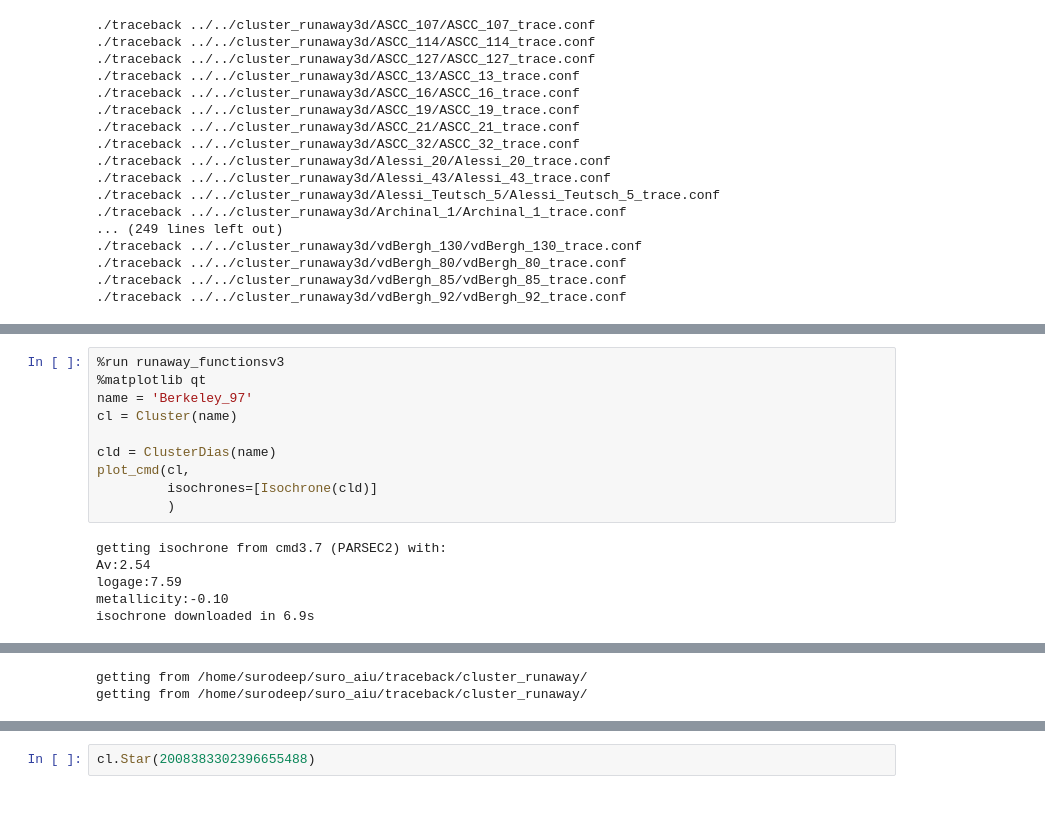
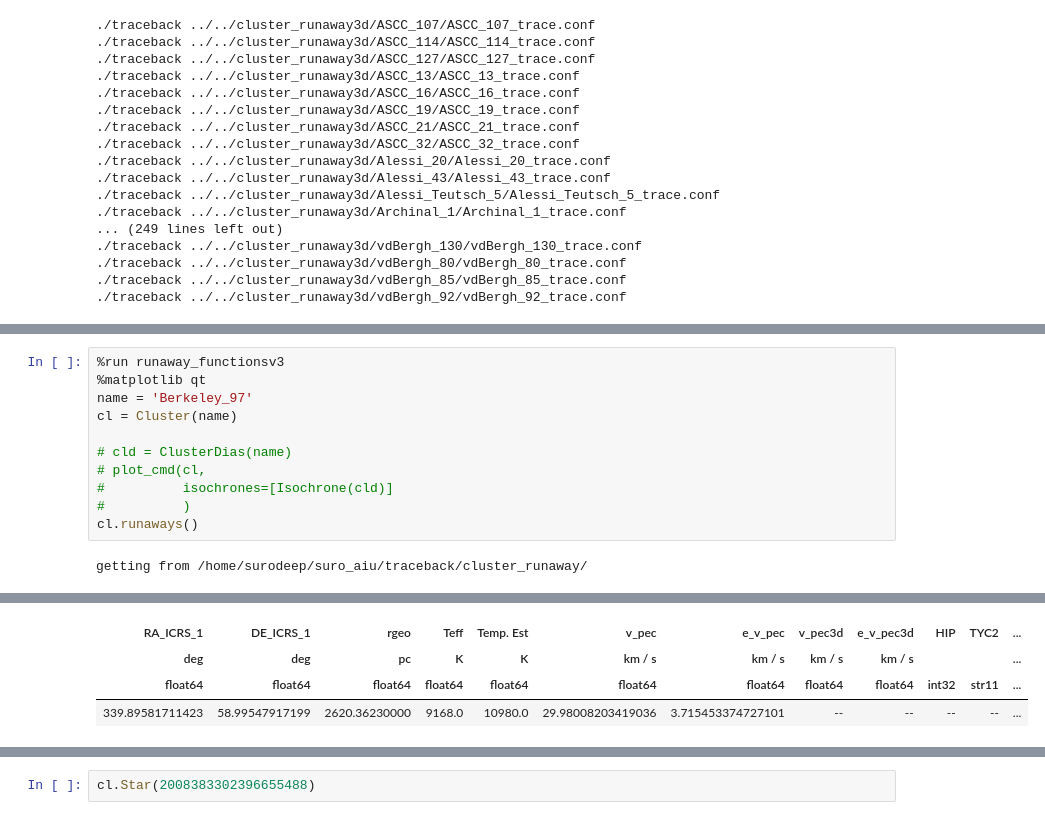
Before and after one commit to surodeep26/Runaway-Stars, a Jupyter notebook: v16.ipynb, the cells around one changed output, grey strips where cells are left out. Cells and saved outputs as stored; diff of their text form.

```diff
--- a/v16.ipynb
+++ b/v16.ipynb
@@ -57,13 +124,10 @@ Table length=2
 name = 'Berkeley_97'
 cl = Cluster(name)
 
-cld = ClusterDias(name)
-plot_cmd(cl,
-         isochrones=[Isochrone(cld)]
-         )
+# cld = ClusterDias(name)
+# plot_cmd(cl,
+#          isochrones=[Isochrone(cld)]
+#          )
+cl.runaways()
 # %% [output]
-getting isochrone from cmd3.7 (PARSEC2) with:
-Av:2.54
-logage:7.59
-metallicity:-0.10
-isochrone downloaded in 6.9s
+getting from /home/surodeep/suro_aiu/traceback/cluster_runaway/
@@ -71,2 +135,4 @@ WARNING: MergeConflictWarning: Cannot merge meta key 'null' types <class 'float'
-getting from /home/surodeep/suro_aiu/traceback/cluster_runaway/
-getting from /home/surodeep/suro_aiu/traceback/cluster_runaway/
+| RA_ICRS_1 | DE_ICRS_1 | rgeo | Teff | Temp. Est | v_pec | e_v_pec | v_pec3d | e_v_pec3d | HIP | TYC2 | ... |
+| deg | deg | pc | K | K | km / s | km / s | km / s | km / s |  |  | ... |
+| float64 | float64 | float64 | float64 | float64 | float64 | float64 | float64 | float64 | int32 | str11 | ... |
+| 339.89581711423 | 58.99547917199 | 2620.36230000 | 9168.0 | 10980.0 | 29.98008203419036 | 3.715453374727101 | -- | -- | -- | -- | ... |
```
Also changed, not shown: parts of 11 cells of this notebook, 2 other files.
